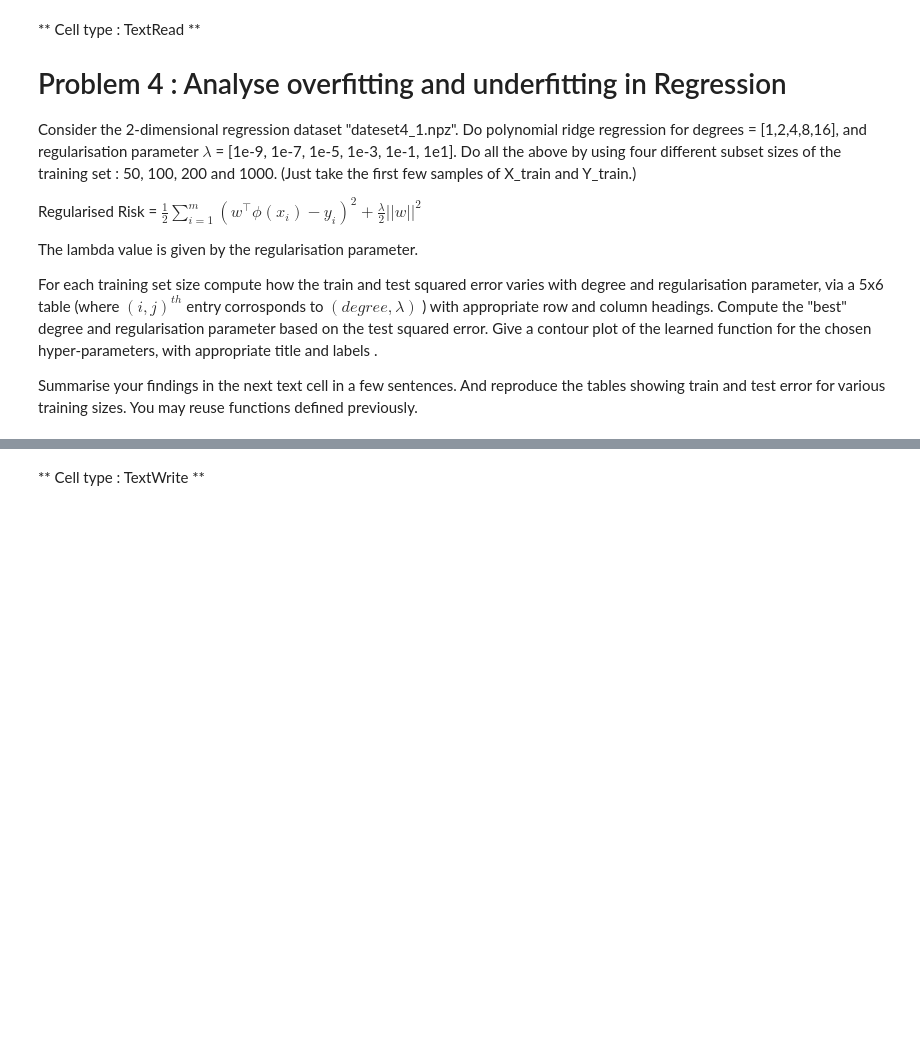
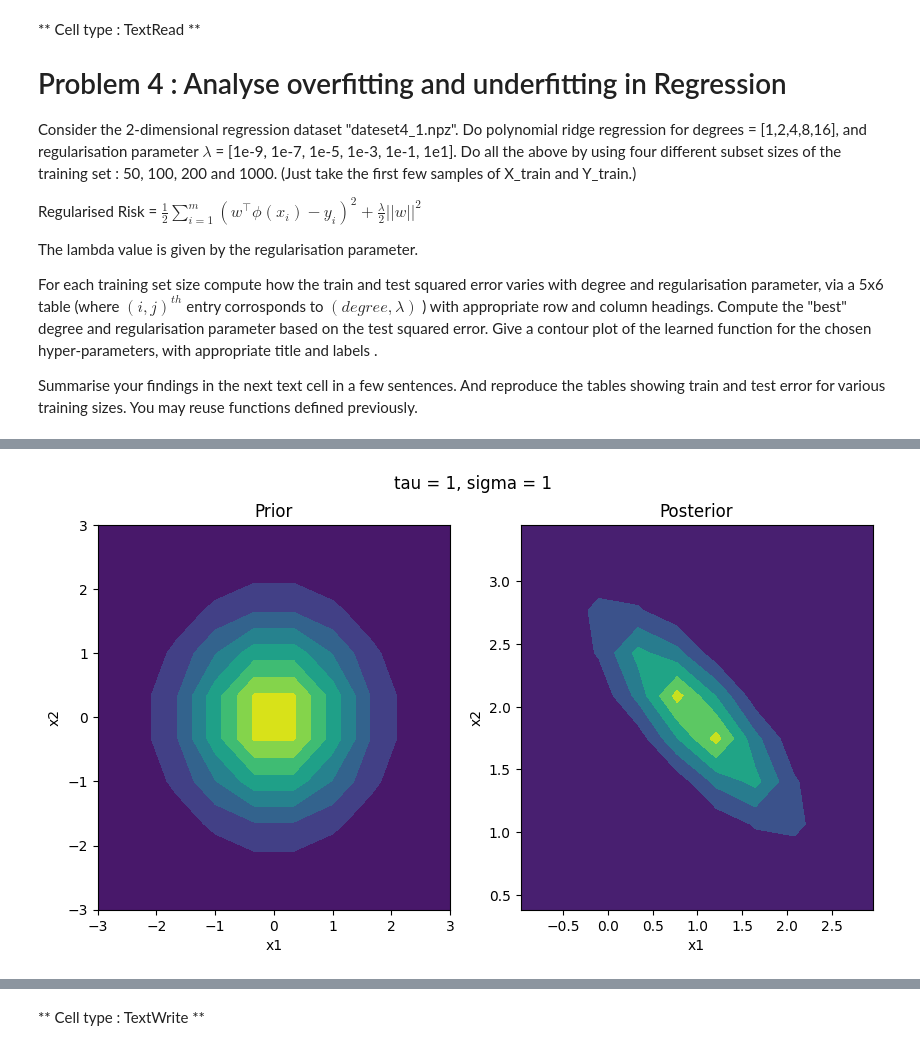
Before and after one commit to HemeshDJ/PRML, a Jupyter notebook: ProgAssmt1_student.ipynb, the cells around one changed output, grey strips where cells are left out. Saved outputs shown, nothing was run; the diff lists cells and outputs as text; code cells hidden in the pictures; blank space fills up the shorter version.

```diff
--- a/ProgAssmt1_student.ipynb
+++ b/ProgAssmt1_student.ipynb
@@ -882,0 +1121,8 @@ MSE = 0.001197738721490477
+# %%
+for i, training_set in enumerate([50, 100, 200, 1000]):
+    print('================================')
+    print('Training set size: ' + str(training_set))
+    for j, degree in enumerate([1, 2, 4, 8, 16]):
+        print('Degree: ' + str(degree))
+        for k, reg_param in enumerate([1e-9, 1e-7, 1e-5, 1e-3, 1e-1, 1e1]):
+            print('Lambda: ' + str(reg_param) + ', MSE train: ' + str(mse_train[i][j][k]) + ', MSE test: ' + str(mse_test[i][j][k]))
@@ -882,0 +1193,76 @@ MSE = 0.001197738721490477
+# %%
+# Cell type : CodeWrite
+
+def multivariate_gaussian(X, mu, sigma):
+    """ Compute the multivariate Gaussian distribution for the given data X.
+
+    Arguments:
+    X : numpy array of shape (n,d)
+    mu : numpy array of shape (d,)
+    sigma : numpy array of shape (d,d)
+
+    Returns:
+    p : numpy array of shape (n,)
+
+    """
+    n, d = X.shape
+    p = np.array([1 / ((2 * np.pi) ** (d / 2) * np.linalg.det(sigma) ** 0.5) * np.exp(-0.5 * (x - mu).T @ np.linalg.inv(sigma) @ (x - mu)) for x in X])
+    return p
+
+X_train = np.array([[1.0, 2.0], [2.0, 2.1], [0.6, 1.5], [1.1, 0.9]])
+Y_train = np.array([5.1, 6.1, 4.2, 2.9])
+
+mu_test = np.array([[0, 0], [0, 0], [0, 0], [0, 0], [5, 5], [5, 5], [5, 5], [5, 5]])
+tau_test = np.array([1, 10, 1, 10, 1, 10, 1, 10])
+sigma_test = np.array([1, 1, 10, 10, 1, 1, 10, 10])
+
+size = 10
+for i in range(8):
+    # Getting the mean and covariance for the prior
+    mu = mu_test[i]
+    tau_sq = tau_test[i]
+    sigma_sq = sigma_test[i]
+    cov = tau_sq * np.eye(2)
+
+    # Create a grid of points
+    x_left_lim = mu[0] - 3 * np.sqrt(cov[0, 0])
+    x_right_lim = mu[0] + 3 * np.sqrt(cov[0, 0])
+    y_left_lim = mu[1] - 3 * np.sqrt(cov[1, 1])
+    y_right_lim = mu[1] + 3 * np.sqrt(cov[1, 1])
+    print("x_left_lim: ", x_left_lim)
+    x1, x2 = np.meshgrid(np.linspace(x_left_lim, x_right_lim, size), np.linspace(y_left_lim, y_right_lim, size))
+    x1, x2 = np.meshgrid(x1, x2)
+    X_test = np.array([x1, x2]).reshape(2, -1).T
+
+    # Plotting the prior
+    plt.figure()
+    fig, ax = plt.subplots(1, 2, figsize=(10, 5))
+    fig.suptitle('tau = ' + str(tau_sq) + ', sigma = ' + str(sigma_sq))
+    ax[0].set_title('Prior')
+    ax[0].contourf(x1, x2, multivariate_gaussian(X_test, mu, cov).reshape(100, 100))
+    ax[0].set_xlabel('x1')
+    ax[0].set_ylabel('x2')
+
+    # Compute the posterior mean and covariance
+    cov_post_inv = np.eye(2) / tau_sq + np.dot(X_train.T, X_train) / sigma_sq
+    cov_post = np.linalg.inv(cov_post_inv)
+
+    mu_post = np.dot(cov_post, np.dot(X_train.T, Y_train) / sigma_sq + mu / tau_sq)
+
+    # Create a grid of points
+    x_left_lim = mu_post[0] - 3 * np.sqrt(cov_post[0, 0])
+    x_right_lim = mu_post[0] + 3 * np.sqrt(cov_post[0, 0])
+    y_left_lim = mu_post[1] - 3 * np.sqrt(cov_post[1, 1])
+    y_right_lim = mu_post[1] + 3 * np.sqrt(cov_post[1, 1])
+    print("x_left_lim: ", x_left_lim)
+    x1, x2 = np.meshgrid(np.linspace(x_left_lim, x_right_lim, size), np.linspace(y_left_lim, y_right_lim, size))
+    x1, x2 = np.meshgrid(x1, x2)
+    X_test = np.array([x1, x2]).reshape(2, -1).T
+
+    # Plotting the posterior
+    ax[1].set_title('Posterior')
+    ax[1].contourf(x1, x2, multivariate_gaussian(X_test, mu_post, cov_post).reshape(100, 100))
+    ax[1].set_xlabel('x1')
+    ax[1].set_ylabel('x2')
+    plt.show()
+# %% [output]
@@ -882,0 +1272 @@ MSE = 0.001197738721490477
+[figure, added]
```
Also changed, not shown: parts of 19 cells of this notebook.
